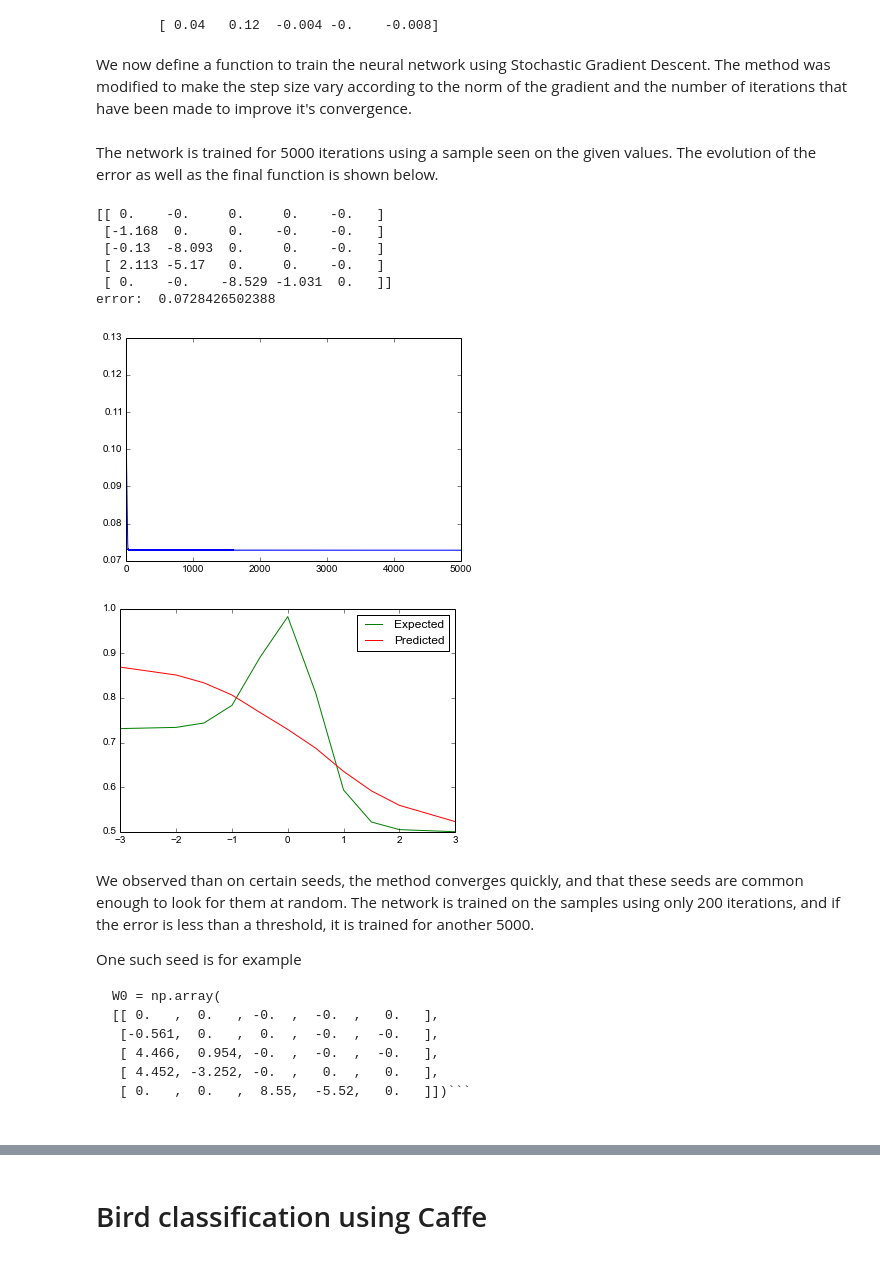
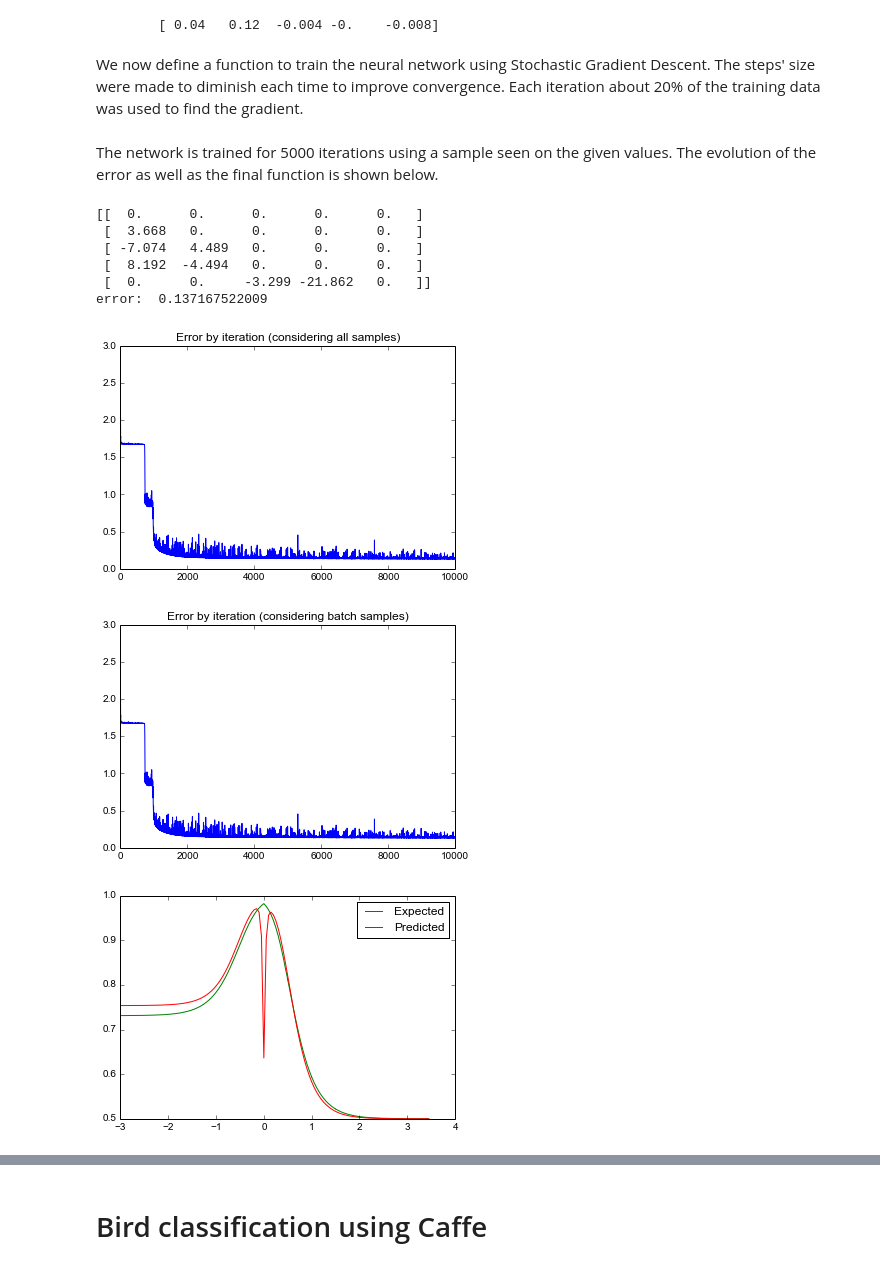
Before and after one commit to ehlemur-zz/ML2015II, a Jupyter notebook: ml-assign4-ehlesmesm.ipynb, the cells around one changed output, grey strips where cells are left out. Saved outputs shown, nothing was run; the diff lists cells and outputs as text; code cells hidden in the pictures.

````diff
--- a/ml-assign4-ehlesmesm.ipynb
+++ b/ml-assign4-ehlesmesm.ipynb
@@ -300,6 +300,5 @@ $$\mathrm{The\ output\ }z_i\mathrm{\ for\ each\ neuron\ when\ }x=1\mathrm{\ is:}
 $$\mathrm{And\ the\ error\ }\delta_i\mathrm{\ when\ }x=1\mathrm{\ and\ }y=0.1\mathrm{\ is:}$$
         [ 0.04   0.12  -0.004 -0.    -0.008]
 # %% [markdown]
-We now define a function to train the neural network using Stochastic Gradient Descent.
-The method was modified to make the step size vary according to the norm of the gradient and the number of iterations that have been made to improve it's convergence.
+We now define a function to train the neural network using Stochastic Gradient Descent. The steps' size were made to diminish each time to improve convergence. Each iteration about 20% of the training data was used to find the gradient.
 # %%
@@ -342,42 +355,44 @@ def train_neural_network(W_mask, W, xs, ys, max_iterations=200):
 # %% [markdown]
 The network is trained for 5000 iterations using a sample seen on the given values. The evolution of the error as well as the final function is shown below.
+# %%
+def load_all_samples():
+    xs = [   -3,    -2,  -1.5,    -1,   -.5,     0,    .5,      1,  1.5,     2,     3]
+    ys = [.7312, .7339, .7438, .7832, .8903, .9820, .8114, .5937, .5219, .5049, .5002]
+    data = map(list, zip(xs, ys))
+    with open("samples_assign4.txt") as f:
+        for line in f:
+            data.append(map(float, line.split()))
+    return np.array(sorted(data))
 # %%
 W_mask = 1. * (W != 0)
 
-xs = np.array([   -3,    -2,  -1.5,    -1,   -.5,     0,    .5,      1,  1.5,     2,     3])
-ys = np.array([.7312, .7339, .7438, .7832, .8903, .9820, .8114, .5937, .5219, .5049, .5002])
+data = load_all_samples()
+xs = data[:,0]
+ys = data[:,1]
 
-W0 = (20 * np.random.uniform(size=W_mask.shape) - 10) * W_mask
-W_trained, errors = train_neural_network(W_mask, W0, xs, ys, 5000)
+W0 = (10*np.random.uniform(size=W_mask.shape) - 3) * W_mask
+W_trained, errors, batch_errors = train_neural_network(W_mask, W0, xs, ys, 10000)
 predicted_ys = np.array([evaluate_neural_network(W_trained, x)[1][0]  for x in xs])
 
 print W_trained
 print "error: ", errors[-1]
+plt.title('Error by iteration (considering all samples)')
 plt.plot(np.arange(len(errors)), errors)
+plt.show()
+plt.title('Error by iteration (considering batch samples)')
+plt.plot(np.arange(len(batch_errors)), batch_errors)
 plt.show()
 plt.plot(xs, ys, 'g-', label='Expected')
 plt.plot(xs, predicted_ys, 'r-', label='Predicted')
 plt.legend()
 plt.show()
 # %% [output]
-[[ 0.    -0.     0.     0.    -0.   ]
- [-1.168  0.     0.    -0.    -0.   ]
- [-0.13  -8.093  0.     0.    -0.   ]
- [ 2.113 -5.17   0.     0.    -0.   ]
- [ 0.    -0.    -8.529 -1.031  0.   ]]
-error:  0.0728426502388
+[[  0.      0.      0.      0.      0.   ]
+ [  3.668   0.      0.      0.      0.   ]
+ [ -7.074   4.489   0.      0.      0.   ]
+ [  8.192  -4.494   0.      0.      0.   ]
+ [  0.      0.     -3.299 -21.862   0.   ]]
+error:  0.137167522009
-[figure, old version]
+[figure, new version]
-[figure, old version]
+[figure, new version]
+[figure, added]
-# %% [markdown]
-We observed than on certain seeds, the method converges quickly, and that these seeds are common enough to look for them at random.
-The network is trained on the samples using only 200 iterations, and if the error is less than a threshold, it is trained for another 5000.
-
-One such seed is for example
-
-```
-W0 = np.array(
-[[ 0.   ,  0.   , -0.  ,  -0.  ,   0.   ],
- [-0.561,  0.   ,  0.  ,  -0.  ,  -0.   ],
- [ 4.466,  0.954, -0.  ,  -0.  ,  -0.   ],
- [ 4.452, -3.252, -0.  ,   0.  ,   0.   ],
- [ 0.   ,  0.   ,  8.55,  -5.52,   0.   ]])```
````
Also changed, not shown: parts of 6 cells of this notebook, 2 other files.
